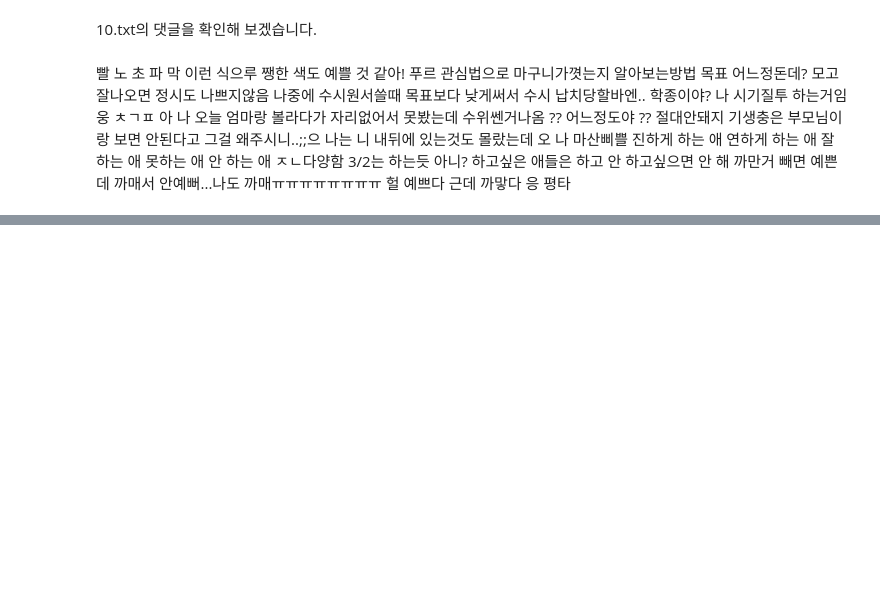
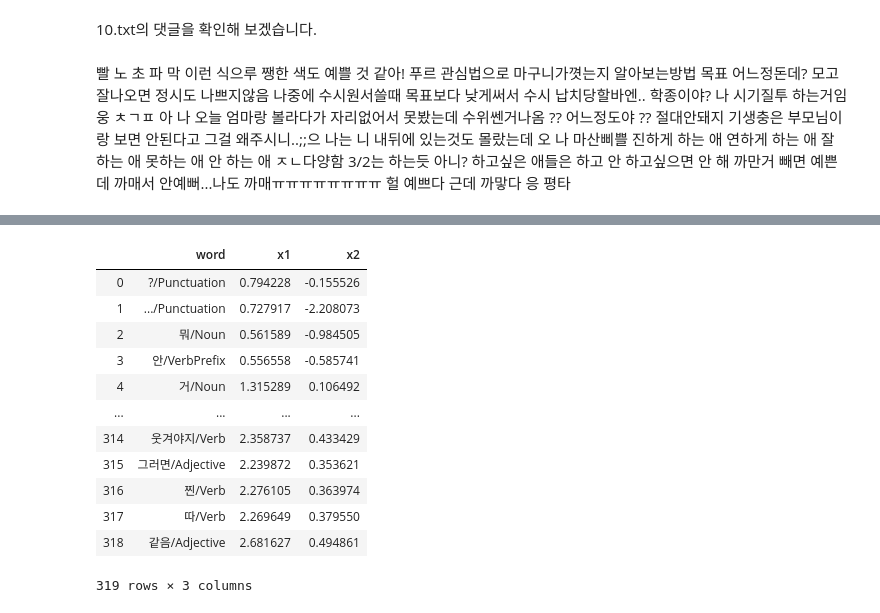
Before and after one commit to minjoong507/Tobigs_repo, a Jupyter notebook: 8_week/NLP 기초/week8_NLP_정민준.ipynb, the cells around one changed output, grey strips where cells are left out. Saved outputs shown, nothing was run; the diff lists cells and outputs as text; code cells hidden in the pictures; blank space fills up the shorter version.

```diff
--- a/8_week/NLP 기초/week8_NLP_정민준.ipynb
+++ b/8_week/NLP 기초/week8_NLP_정민준.ipynb
@@ -141,0 +157,20 @@ Skip_Gram_model.most_similar('진짜/Noun', topn=5)
+# %%
+import pandas as pd
+w2v_df = pd.DataFrame(vectors, columns = ['x1', 'x2'])
+w2v_df['word'] = words
+w2v_df = w2v_df[['word', 'x1', 'x2']]
+w2v_df
+# %% [output]
+|  | word | x1 | x2 |
+| 0 | ?/Punctuation | 0.794228 | -0.155526 |
+| 1 | .../Punctuation | 0.727917 | -2.208073 |
+| 2 | 뭐/Noun | 0.561589 | -0.984505 |
+| 3 | 안/VerbPrefix | 0.556558 | -0.585741 |
+| 4 | 거/Noun | 1.315289 | 0.106492 |
+| ... | ... | ... | ... |
+| 314 | 웃겨야지/Verb | 2.358737 | 0.433429 |
+| 315 | 그러면/Adjective | 2.239872 | 0.353621 |
+| 316 | 찐/Verb | 2.276105 | 0.363974 |
+| 317 | 따/Verb | 2.269649 | 0.379550 |
+| 318 | 같음/Adjective | 2.681627 | 0.494861 |
+319 rows × 3 columns
```
Also changed, not shown: parts of 40 cells of this notebook.
